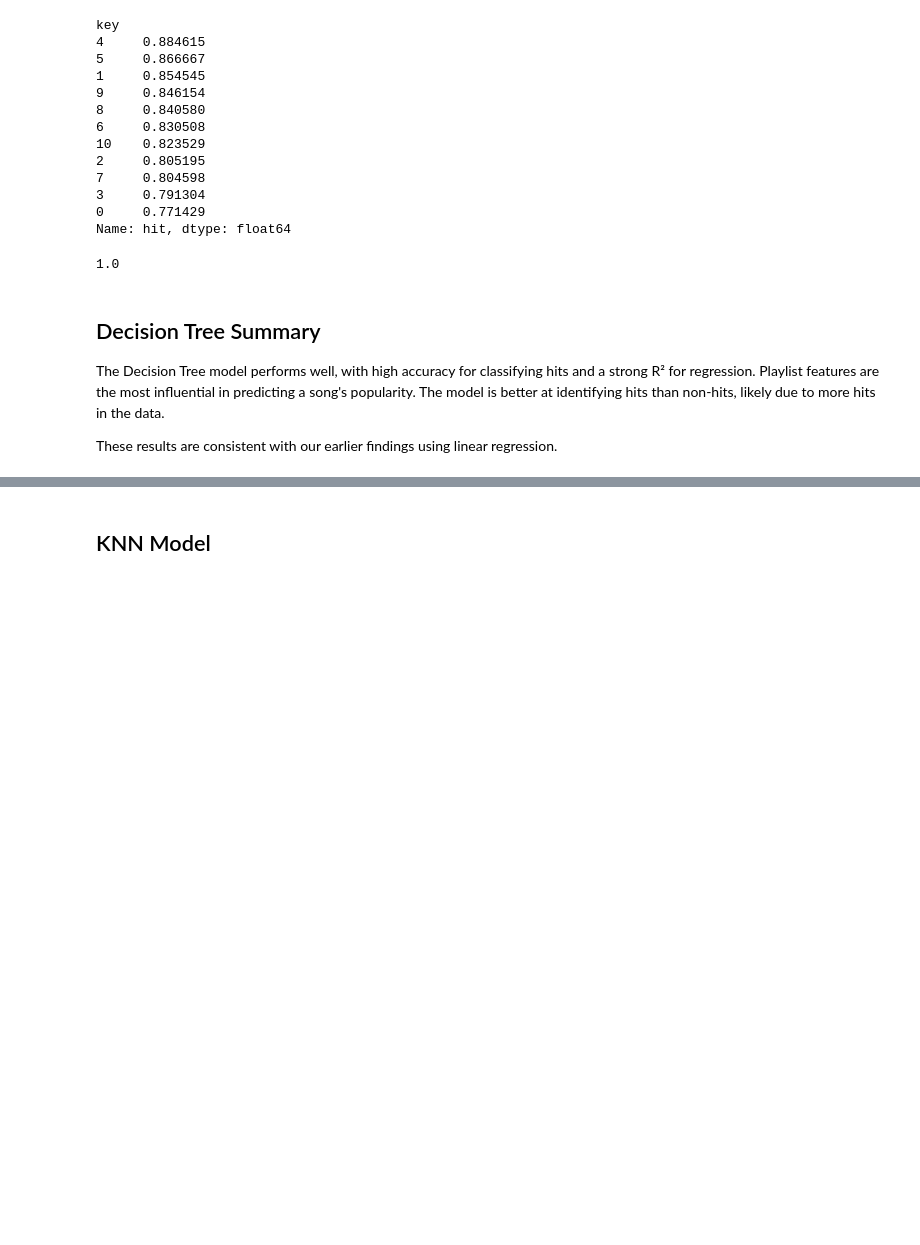
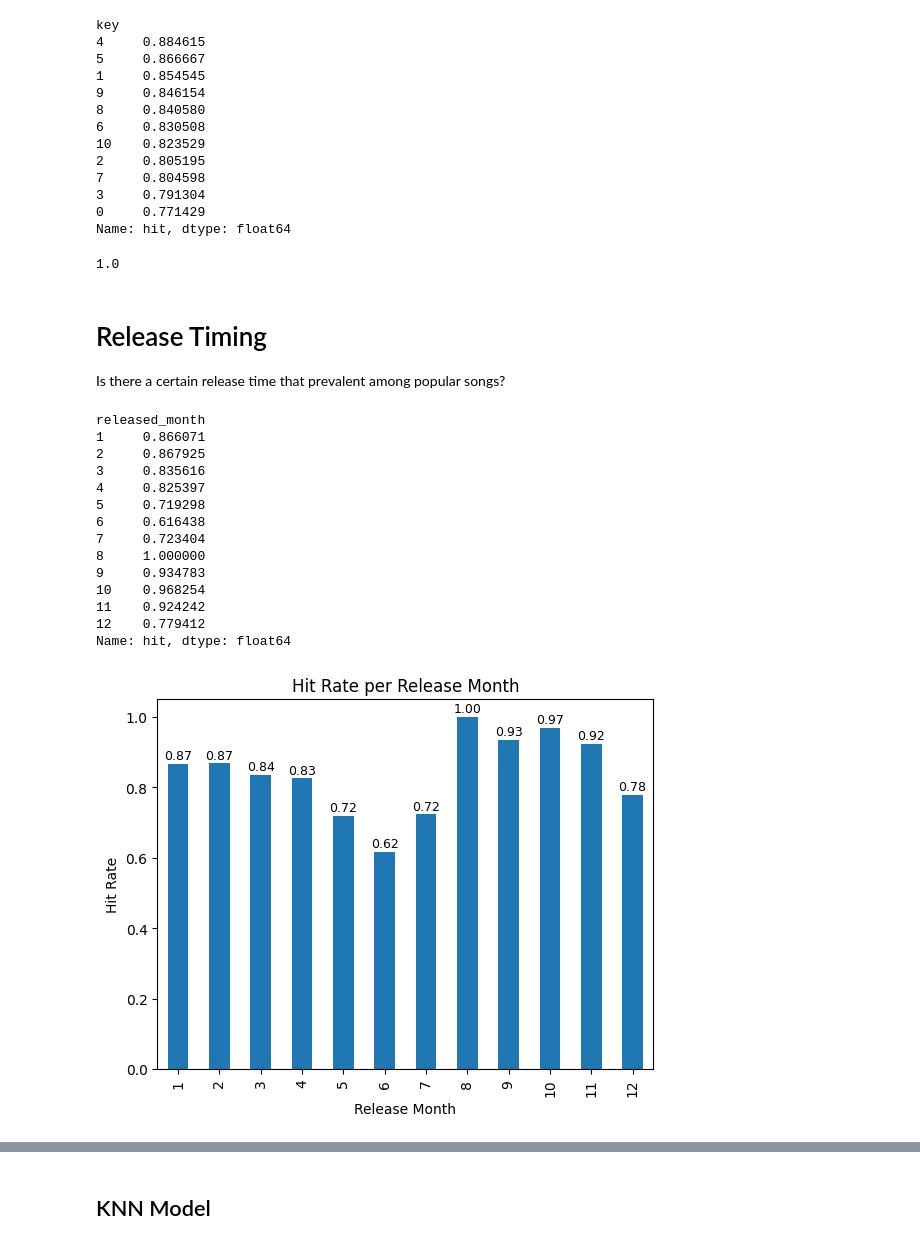
Before and after one commit to jumin7/Song-Popularity-Analysis, a Jupyter notebook: ProjectGarciaShrestha.ipynb, the cells around one changed output, grey strips where cells are left out. Saved outputs shown, nothing was run; the diff lists cells and outputs as text; code cells hidden in the pictures; blank space fills up the shorter version.

```diff
--- a/ProjectGarciaShrestha.ipynb
+++ b/ProjectGarciaShrestha.ipynb
@@ -382,10 +389,41 @@ dt_train_r2 = dt_regressor.score(X_train, y_train)
 dt_train_r2
 # %% [output]
 1.0
-# %% [markdown]
-## Decision Tree Summary
-The Decision Tree model performs well, with high accuracy for classifying hits and a strong R² for regression.
-Playlist features are the most influential in predicting a song's popularity.
-The model is better at identifying hits than non-hits, likely due to more hits in the data.
-
-These results are consistent with our earlier findings using linear regression.
+# %% [markdown]
+# Release Timing
+Is there a certain release time that prevalent among popular songs?
+# %%
+hit_rate_per_month = dfSpotify_clean.groupby('released_month')['hit'].mean()
+
+# Show exact numbers
+print(hit_rate_per_month)
+
+
+fig, ax = plt.subplots()
+hit_rate_per_month.plot(kind='bar', ax=ax)
+
+# Add exact values above bars
+for i, value in enumerate(hit_rate_per_month):
+    ax.text(i, value + 0.005, f"{value:.2f}", ha='center', va='bottom', fontsize=9)
+
+ax.set_ylabel('Hit Rate')
+ax.set_xlabel('Release Month')
+ax.set_title('Hit Rate per Release Month')
+
+plt.show()
+# %% [output]
+released_month
+1     0.866071
+2     0.867925
+3     0.835616
+4     0.825397
+5     0.719298
+6     0.616438
+7     0.723404
+8     1.000000
+9     0.934783
+10    0.968254
+11    0.924242
+12    0.779412
+Name: hit, dtype: float64
+[figure, added]
```
Also changed, not shown: parts of 3 cells of this notebook.
